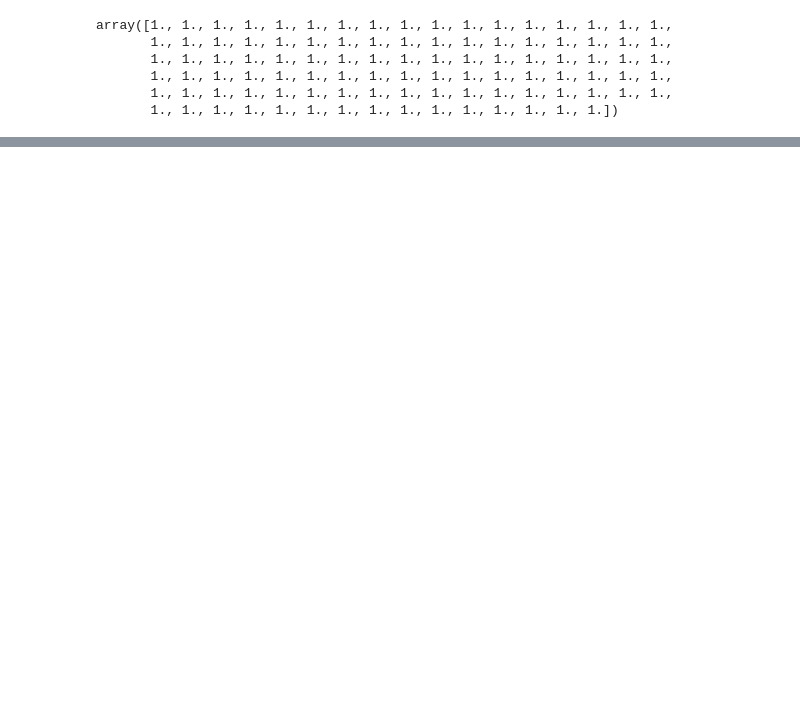
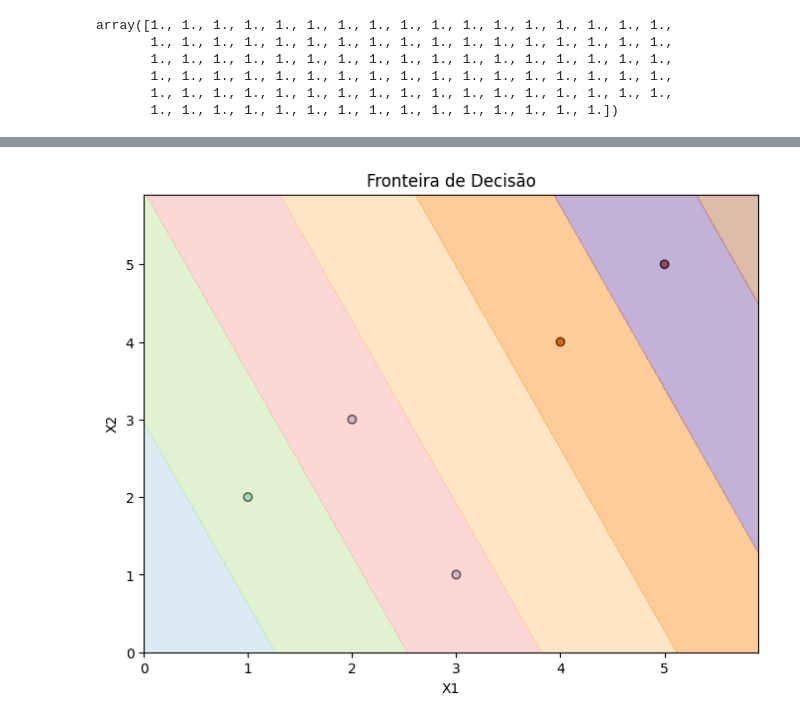
Before and after one commit to DanielCirino/ppginf-ml-trabalho-pratico-02, a Jupyter notebook: notebooks/Teste.ipynb, the cells around one changed output, grey strips where cells are left out. Saved outputs shown, nothing was run; the diff lists cells and outputs as text; code cells hidden in the pictures; blank space fills up the shorter version.

Commit message:
Implementação da visualização das fronteiras de decisão.

```diff
--- a/notebooks/Teste.ipynb
+++ b/notebooks/Teste.ipynb
@@ -92,0 +93,78 @@ array([0, 0, 0, 1, 1, 0, 1, 1, 1, 1, 0, 0, 1, 1, 0, 1, 1, 0, 1, 1, 0, 1,
+# %%
+import numpy as np
+import matplotlib.pyplot as plt
+from scipy.optimize import minimize
+
+# Dados de exemplo
+X = np.array([[1, 2], [2, 3], [3, 1], [4, 4], [5, 5]])
+y = np.array([0, 0, 0, 1, 1])
+
+# Função sigmóide
+def sigmoid(z):
+    return 1 / (1 + np.exp(-z))
+
+# Função de custo regularizada
+def custo_regularizado(theta, X, y, lambda_):
+    m = len(y)
+    h = sigmoid(np.dot(X, theta))
+    custo = (1 / m) * np.sum(-y * np.log(h) - (1 - y) * np.log(1 - h))
+    regularizacao = (lambda_ / (2 * m)) * np.sum(theta[1:] ** 2)  # Excluindo o termo de viés
+    return custo + regularizacao
+
+# Função do gradiente regularizado
+def gradiente_regularizado(theta, X, y, lambda_):
+    m = len(y)
+    h = sigmoid(np.dot(X, theta))
+    erro = h - y
+    grad = (1 / m) * np.dot(X.T, erro)
+    regularizacao = (lambda_ / m) * theta
+    regularizacao[0] = 0  # Não regularizar o termo de viés
+    return grad + regularizacao
+
+
+# Função para plotar a fronteira de decisão
+def plot_fronteira_decisao(X, y, theta):
+    plt.scatter(X[:, 0], X[:, 1], c=y, cmap=plt.cm.Paired, marker='o', edgecolors='k')
+
+    x1_min, x1_max = X[:, 0].min() - 1, X[:, 0].max() + 1
+    x2_min, x2_max = X[:, 1].min() - 1, X[:, 1].max() + 1
+    xx1, xx2 = np.meshgrid(np.arange(x1_min, x1_max, 0.1), np.arange(x2_min, x2_max, 0.1))
+
+    Z = sigmoid(np.dot(np.c_[np.ones((xx1.ravel().shape[0], 1)), xx1.ravel(), xx2.ravel()], theta))
+    Z = Z.reshape(xx1.shape)
+    plt.contourf(xx1, xx2, Z, alpha=0.4, cmap=plt.cm.Paired)
+    plt.xlim(xx1.min(), xx1.max())
+    plt.ylim(xx2.min(), xx2.max())
+
+
+# Minimizar a função de custo regularizada para obter os parâmetros otimizados
+theta_inicial = np.zeros(X.shape[1])
+lambda_ = 1.0  # Parâmetro de regularização
+resultado = minimize(custo_regularizado, theta_inicial, args=(X, y, lambda_), jac=gradiente_regularizado, method='CG')
+theta_otimo = resultado.x
+
+
+# Plotar a fronteira de decisão
+plt.figure(figsize=(8, 6))
+plt.scatter(X[:, 0], X[:, 1], c=y, cmap=plt.cm.Paired, marker='o', edgecolors='k')
+
+x1_min, x1_max = X[:, 0].min() - 1, X[:, 0].max() + 1
+x2_min, x2_max = X[:, 1].min() - 1, X[:, 1].max() + 1
+xx1, xx2 = np.meshgrid(np.arange(x1_min, x1_max, 0.1), np.arange(x2_min, x2_max, 0.1))
+
+novo_X = np.c_[ xx1.ravel(), xx2.ravel()]
+z = np.dot(novo_X, theta_otimo)
+Z = sigmoid(z)
+Z = Z.reshape(xx1.shape)
+plt.contourf(xx1, xx2, Z, alpha=0.4, cmap=plt.cm.Paired)
+plt.xlim(xx1.min(), xx1.max())
+plt.ylim(xx2.min(), xx2.max())
+
+plt.title('Fronteira de Decisão')
+plt.xlabel('X1')
+plt.ylabel('X2')
+
+
+plt.show()
+# %% [output]
+[figure, added]
```
Also changed, not shown: parts of 4 cells of this notebook, 1 other file.
